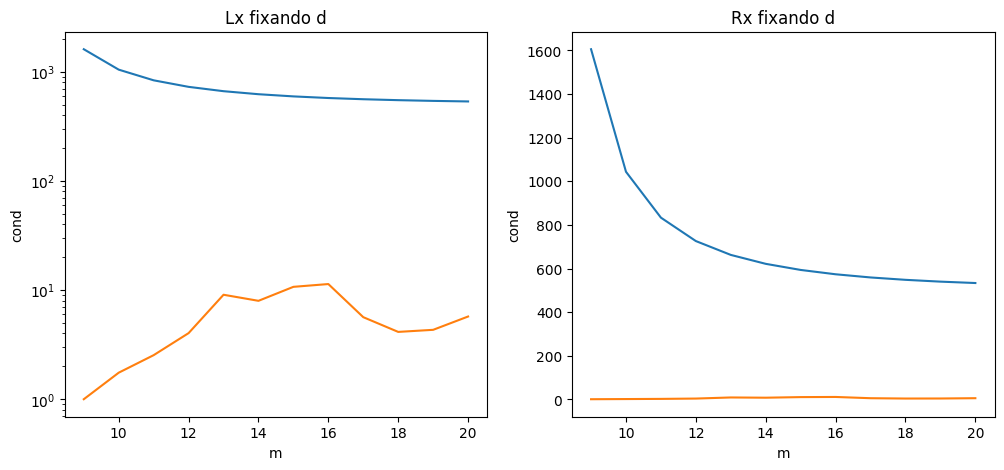
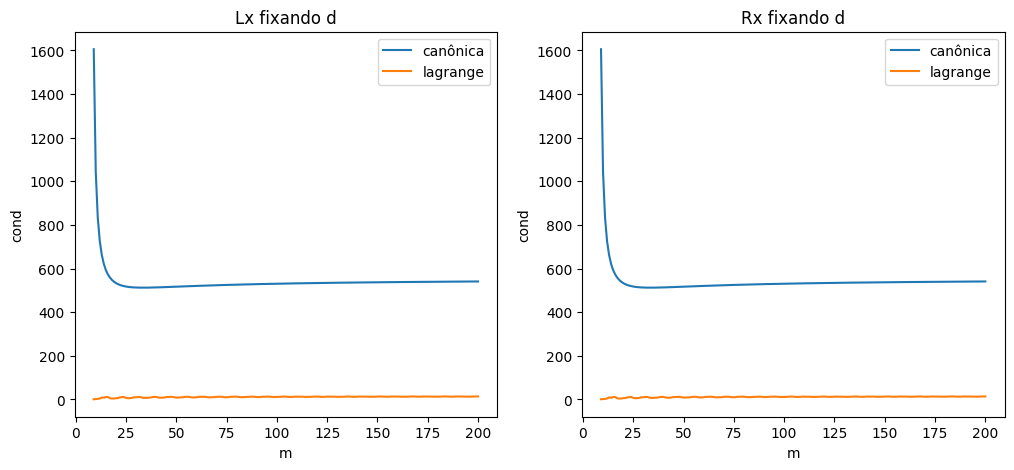
The change to this notebook cell's code, shown as a diff; its figure went from the first image to the second:
--- before
+++ after
@@ -1,9 +1,11 @@
 fig, (ax1, ax2) = plt.subplots(1, 2, figsize=(12, 5))
 
-canonic_Lx_test_fixing_d(8, 20, ax=ax1)
-lagrange_Lx_test_fixing_d(8, 20, ax=ax1)
+canonic_Lx_test_fixing_d(8, 200, ax=ax1)
+lagrange_Lx_test_fixing_d(8, 200, ax=ax1)
 ax1.set_title("Lx fixando d")
+ax1.legend()
 
-canonic_Rx_test_fixing_d(8, 20, ax=ax2)
-lagrange_Rx_test_fixing_d(8, 20, ax=ax2)
+canonic_Rx_test_fixing_d(8, 200, ax=ax2)
+lagrange_Rx_test_fixing_d(8, 200, ax=ax2)
 ax2.set_title("Rx fixando d")
+ax2.legend()

Commit: Add files via upload